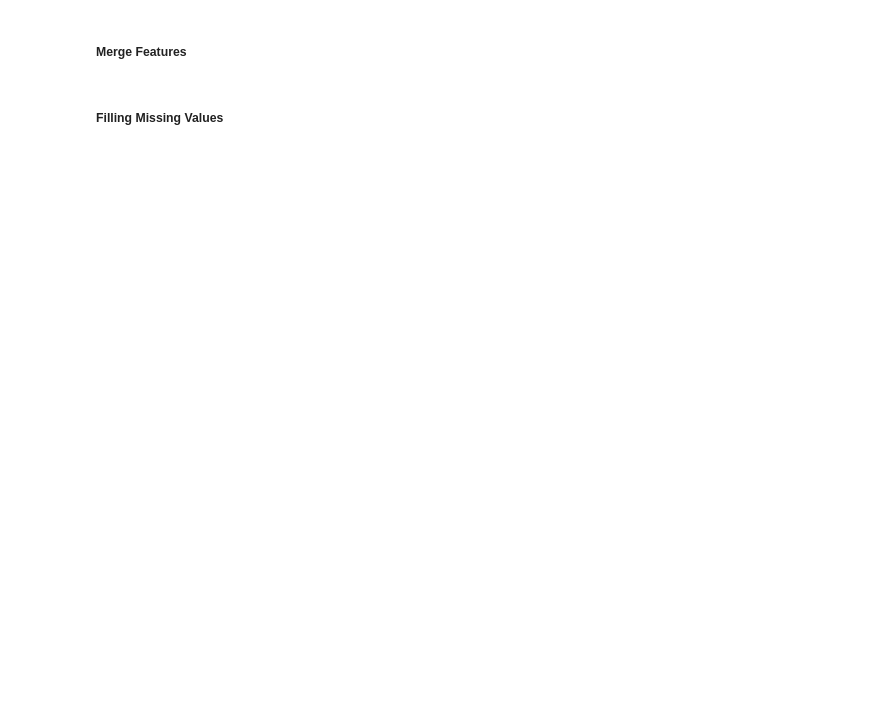
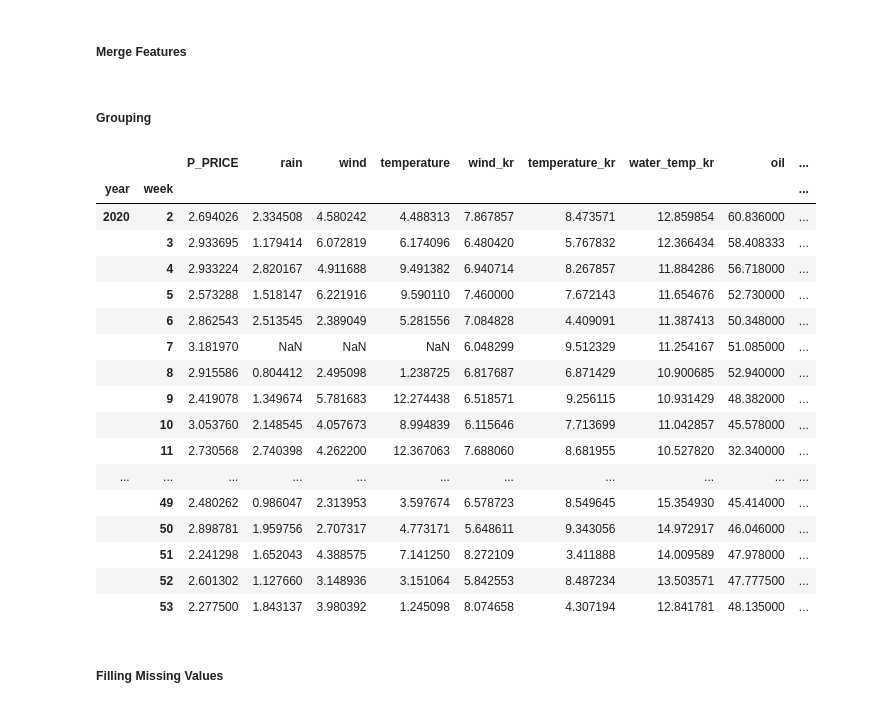
Before and after one commit to Yeony54/Project_Seafood_Import_Price_Prediction, a Jupyter notebook: 어종별 모델 최적화 및 최종 모델 구현.ipynb, the cells around one changed output. Saved outputs shown, nothing was run; the diff lists cells and outputs as text; code cells hidden in the pictures; blank space fills up the shorter version.

```diff
--- a/어종별 모델 최적화 및 최종 모델 구현.ipynb
+++ b/어종별 모델 최적화 및 최종 모델 구현.ipynb
@@ -636,3 +645,5 @@ df_test_squid_add = pd.merge(df_test_squid_add, df_oil, how='left', on=['year',
 df_test_squid_add = pd.merge(df_test_squid_add, df_cpi, how='left', on=['year', 'week'])
 # %%
 df_test_squid_add = pd.merge(df_test_squid_add, df_exchange, how='left', on=['year', 'week', 'CTRY_2'])
+# %% [markdown]
+##### Grouping
@@ -639,3 +652,24 @@ df_test_squid_add = pd.merge(df_test_squid_add, df_exchange, how='left', on=['ye
+# %%
+df_test_squid_add
+# %% [output]
+|  |  | P_PRICE | rain | wind | temperature | wind_kr | temperature_kr | water_temp_kr | oil | ... |
+| year | week |  |  |  |  |  |  |  |  | ... |
+| 2020 | 2 | 2.694026 | 2.334508 | 4.580242 | 4.488313 | 7.867857 | 8.473571 | 12.859854 | 60.836000 | ... |
+|  | 3 | 2.933695 | 1.179414 | 6.072819 | 6.174096 | 6.480420 | 5.767832 | 12.366434 | 58.408333 | ... |
+|  | 4 | 2.933224 | 2.820167 | 4.911688 | 9.491382 | 6.940714 | 8.267857 | 11.884286 | 56.718000 | ... |
+|  | 5 | 2.573288 | 1.518147 | 6.221916 | 9.590110 | 7.460000 | 7.672143 | 11.654676 | 52.730000 | ... |
+|  | 6 | 2.862543 | 2.513545 | 2.389049 | 5.281556 | 7.084828 | 4.409091 | 11.387413 | 50.348000 | ... |
+|  | 7 | 3.181970 | NaN | NaN | NaN | 6.048299 | 9.512329 | 11.254167 | 51.085000 | ... |
+|  | 8 | 2.915586 | 0.804412 | 2.495098 | 1.238725 | 6.817687 | 6.871429 | 10.900685 | 52.940000 | ... |
+|  | 9 | 2.419078 | 1.349674 | 5.781683 | 12.274438 | 6.518571 | 9.256115 | 10.931429 | 48.382000 | ... |
+|  | 10 | 3.053760 | 2.148545 | 4.057673 | 8.994839 | 6.115646 | 7.713699 | 11.042857 | 45.578000 | ... |
+|  | 11 | 2.730568 | 2.740398 | 4.262200 | 12.367063 | 7.688060 | 8.681955 | 10.527820 | 32.340000 | ... |
+| ... | ... | ... | ... | ... | ... | ... | ... | ... | ... | ... |
+|  | 49 | 2.480262 | 0.986047 | 2.313953 | 3.597674 | 6.578723 | 8.549645 | 15.354930 | 45.414000 | ... |
+|  | 50 | 2.898781 | 1.959756 | 2.707317 | 4.773171 | 5.648611 | 9.343056 | 14.972917 | 46.046000 | ... |
+|  | 51 | 2.241298 | 1.652043 | 4.388575 | 7.141250 | 8.272109 | 3.411888 | 14.009589 | 47.978000 | ... |
+|  | 52 | 2.601302 | 1.127660 | 3.148936 | 3.151064 | 5.842553 | 8.487234 | 13.503571 | 47.777500 | ... |
+|  | 53 | 2.277500 | 1.843137 | 3.980392 | 1.245098 | 8.074658 | 4.307194 | 12.841781 | 48.135000 | ... |
 # %% [markdown]
 ##### Filling Missing Values
 # %%
```
Also changed, not shown: parts of 72 cells of this notebook.
